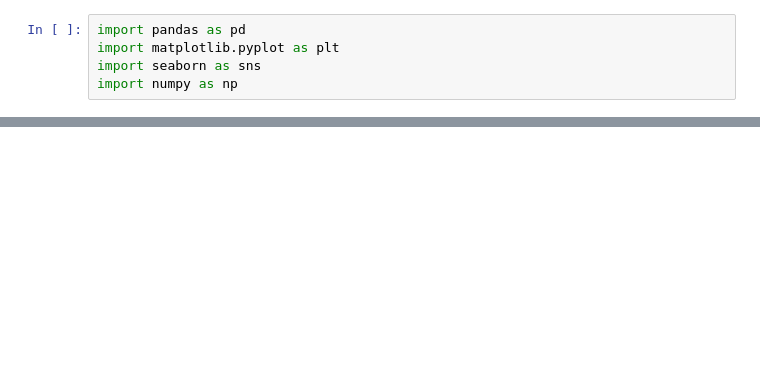
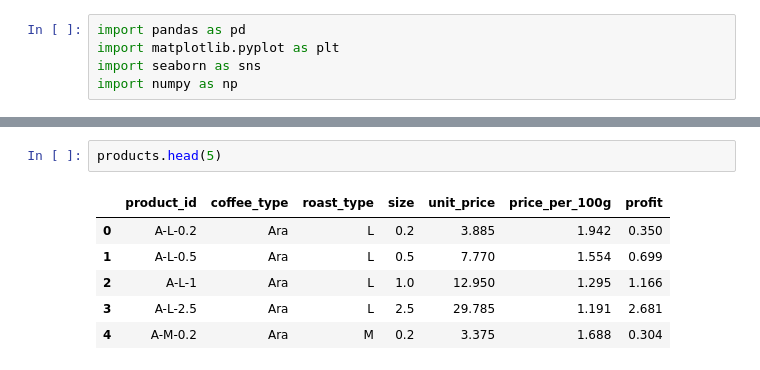
Before and after one commit to moayadelsheikh/coffeebeans, a Jupyter notebook: main.ipynb, the cells around one changed output, grey strips where cells are left out. Saved outputs shown, nothing was run; the diff lists cells and outputs as text; blank space fills up the shorter version.

```diff
--- a/main.ipynb
+++ b/main.ipynb
@@ -18,0 +74,9 @@ customers.head(5)
+# %%
+products.head(5)
+# %% [output]
+|  | product_id | coffee_type | roast_type | size | unit_price | price_per_100g | profit |
+| 0 | A-L-0.2 | Ara | L | 0.2 | 3.885 | 1.942 | 0.350 |
+| 1 | A-L-0.5 | Ara | L | 0.5 | 7.770 | 1.554 | 0.699 |
+| 2 | A-L-1 | Ara | L | 1.0 | 12.950 | 1.295 | 1.166 |
+| 3 | A-L-2.5 | Ara | L | 2.5 | 29.785 | 1.191 | 2.681 |
+| 4 | A-M-0.2 | Ara | M | 0.2 | 3.375 | 1.688 | 0.304 |
```
Also changed, not shown: parts of 17 cells of this notebook.
